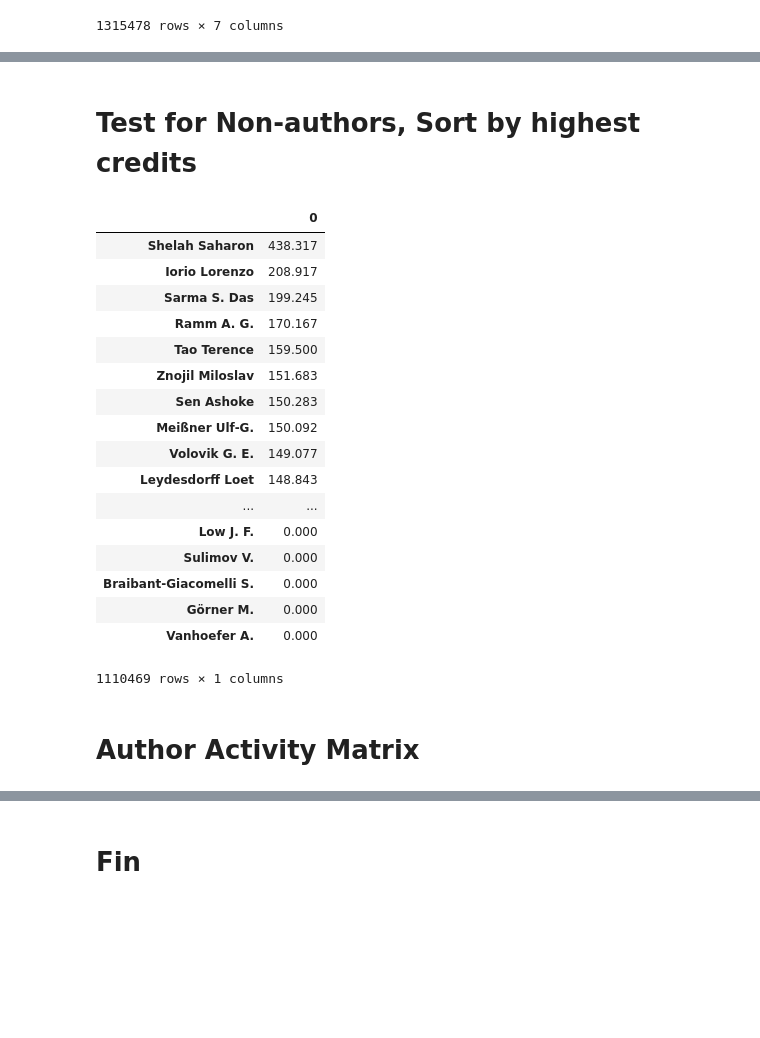
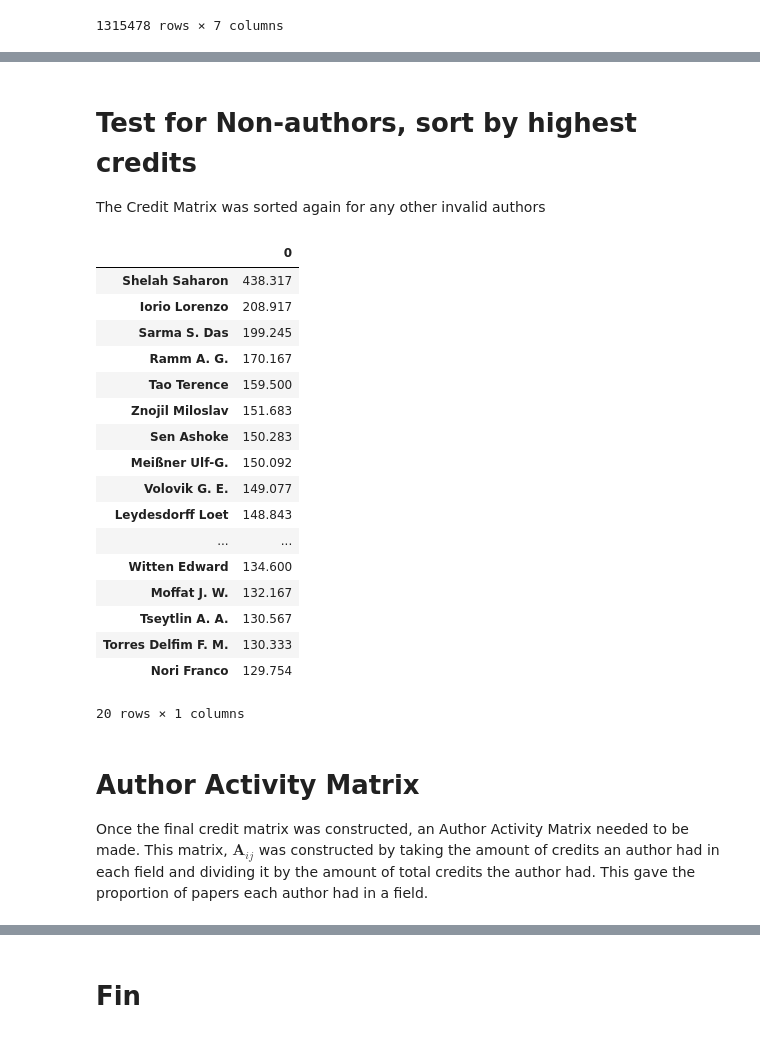
Before and after one commit to tunguyen17/arxiv_Web_scraping, a Jupyter notebook: Romero_Mega.ipynb, the cells around one changed output, grey strips where cells are left out. Cells and saved outputs as stored; diff of their text form; code cells hidden in the pictures; blank space fills up the shorter version.

```diff
--- a/Romero_Mega.ipynb
+++ b/Romero_Mega.ipynb
@@ -75,0 +45,2 @@ df_raw
+# %%
+df_raw['author_split']  = df_raw['authors'].str.split(';')
@@ -75,0 +75,15 @@ df_raw
+# %%
+authors = list(set(auth for coauths in df_raw['author_split'] for auth in coauths))
+authors.remove('')
+fields = df_raw['category'].unique()
+
+Credit_mat  = pd.DataFrame(0.0,index=authors,columns=fields)
+# Credit_mat #This is a dataframe matrix of size author x fields filled with zeros
+for (coauths,field) in df_raw[['author_split','category']].values:#.tolist():
+    if len(coauths) > 0:
+        cred = 1/len(coauths)
+        for auth in coauths:
+            if(len(auth)>0):
+                Credit_mat.loc[auth,field] += cred
+    else:
+        continue
@@ -178,32 +224,34 @@ Credit_mat
 1110469 rows × 20 columns
 # %% [markdown]
-# Test for Non-authors, Sort by highest credits
+# Test for Non-authors, sort by highest credits
+The Credit Matrix was sorted again for any other invalid authors
 # %%
 Test_sum = np.asarray(Credit_mat)
 Test_sum = Test_sum.sum(axis =1, keepdims = True)
 Test_sum = pd.DataFrame(Test_sum, index = authors)
-Test_sum.sort_values(by = [0],ascending = False)
+Test_sum.sort_values(by = [0],ascending = False).head(20)
 # %% [output]
 |  | 0 |
 | Shelah Saharon | 438.317 |
 | Iorio Lorenzo | 208.917 |
 | Sarma S. Das | 199.245 |
 | Ramm A. G. | 170.167 |
 | Tao Terence | 159.500 |
 | Znojil Miloslav | 151.683 |
 | Sen Ashoke | 150.283 |
 | Meißner Ulf-G. | 150.092 |
 | Volovik G. E. | 149.077 |
 | Leydesdorff Loet | 148.843 |
 | ... | ... |
-| Low J. F. | 0.000 |
-| Sulimov V. | 0.000 |
-| Braibant-Giacomelli S. | 0.000 |
-| Görner M. | 0.000 |
-| Vanhoefer A. | 0.000 |
+| Witten Edward | 134.600 |
+| Moffat J. W. | 132.167 |
+| Tseytlin A. A. | 130.567 |
+| Torres Delfim F. M. | 130.333 |
+| Nori Franco | 129.754 |
-1110469 rows × 1 columns
+20 rows × 1 columns
-# %% [markdown]
-# Author Activity Matrix
+# %% [markdown]
+# Author Activity Matrix
+Once the final credit matrix was constructed, an Author Activity Matrix needed to be made. This matrix, $\textbf{A}_{ij}$ was constructed by taking the amount of credits an author had in each field and dividing it by the amount of total credits the author had. This gave the proportion of papers each author had in a field.
 # %%
 A_mat = np.asarray(Credit_mat)
 Matrix_As = A_mat/A_mat.sum(axis=1,keepdims = True)
```
Also changed, not shown: parts of 28 cells of this notebook.
